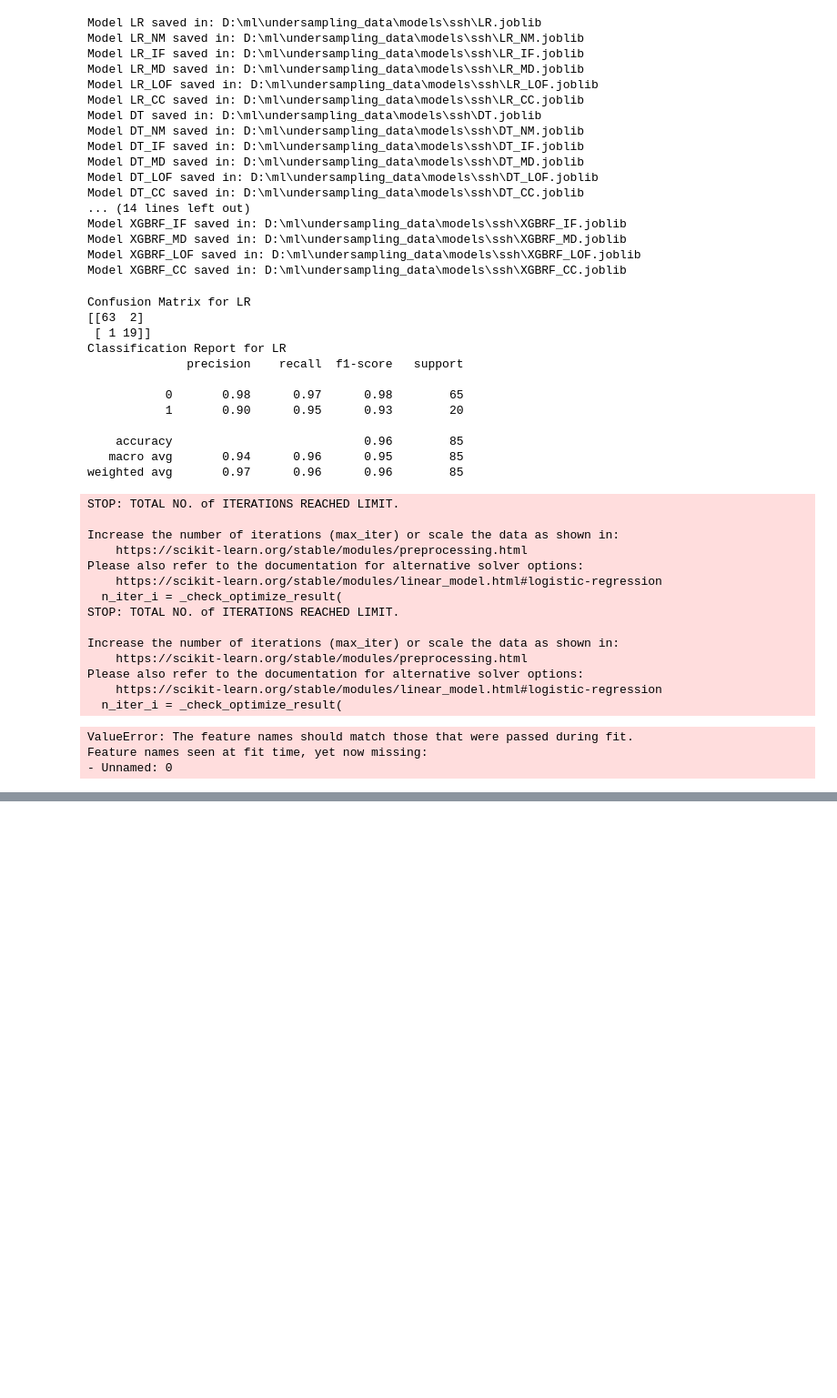
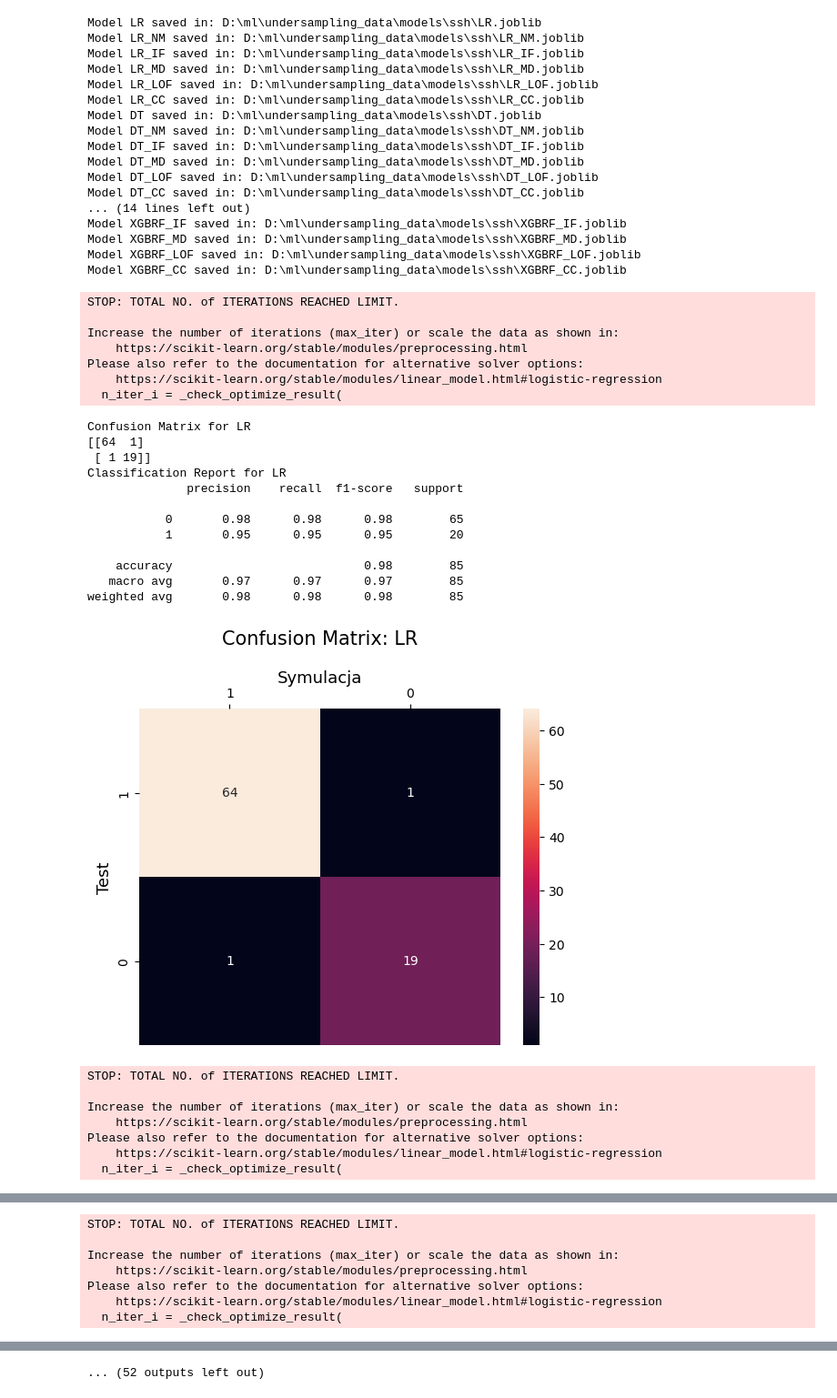
Before and after one commit to BeNNeTTcik/undersampling_data, a Jupyter notebook: notebooks/ssh.ipynb, the cells around one changed output, grey strips where cells are left out. Shown at 91% size. Cells and saved outputs as stored; diff of their text form; code cells hidden in the pictures; blank space fills up the shorter version.

```diff
--- a/notebooks/ssh.ipynb
+++ b/notebooks/ssh.ipynb
@@ -1080,49 +1043,67 @@ Model XGBRF_CC saved in: D:\ml\undersampling_data\models\ssh\XGBRF_CC.joblib
 # %%
+# generate reports + confusion matrix
 for model_key, data_key in zip(models.keys(), training_data.keys()):
     X_train, y_train = training_data[data_key]
         # Load the best model using pickle
     model_filename = f"D:\\ml\\undersampling_data\\models\\ssh\\{model_key}.joblib"
     with open(model_filename, 'rb') as model_file:
         best_model = load(model_file)
 
         best_model.fit(X_train, y_train)
         # Predict using the best model
         y_pred = best_model.predict(X_test)
 
         cm = confusion_matrix(y_test, y_pred)
         print(f"Confusion Matrix for {model_key}")
         print(cm)
 
         cr = classification_report(y_test, y_pred)
         print(f"Classification Report for {model_key}")
         print(cr)
+
+        cf = "D:\\ml\\undersampling_data\\reports\\ssh\\results\\confusion_matrix.txt"
+        with open(cf, "a+") as f:
+            # Zapis wyników do pliku
+            print(f"Confusion Matrix for {model_key}", file=f)
+            print(cm, file=f)
+            print(f"Classification Report for {model_key}", file=f)
+            print(cr, file=f)
+
+        #make a heatmap
+        sns.heatmap(cm, annot=True, xticklabels=["1", "0"], yticklabels=["1", "0"])
+        plt.ylabel("Test", fontsize=13)
+        plt.title(f"Confusion Matrix: {model_key}", fontsize=15, pad=20)
+        plt.gca().xaxis.set_label_position("top")
+        plt.xlabel("Symulacja", fontsize=13)
+        plt.gca().xaxis.tick_top()
+        plt.savefig(f'D:\\ml\\undersampling_data\\reports\\ssh\\results\\figures\\{model_key}.png', bbox_inches="tight", dpi=200)
+        plt.show()
+        plt.close()
 # %% [output]
-Confusion Matrix for LR
-[[63  2]
- [ 1 19]]
-Classification Report for LR
-              precision    recall  f1-score   support
+STOP: TOTAL NO. of ITERATIONS REACHED LIMIT.
 
-           0       0.98      0.97      0.98        65
-           1       0.90      0.95      0.93        20
-
-    accuracy                           0.96        85
-   macro avg       0.94      0.96      0.95        85
-weighted avg       0.97      0.96      0.96        85
+Increase the number of iterations (max_iter) or scale the data as shown in:
+    https://scikit-learn.org/stable/modules/preprocessing.html
+Please also refer to the documentation for alternative solver options:
+    https://scikit-learn.org/stable/modules/linear_model.html#logistic-regression
+  n_iter_i = _check_optimize_result(
-STOP: TOTAL NO. of ITERATIONS REACHED LIMIT.
+Confusion Matrix for LR
+[[64  1]
+ [ 1 19]]
+Classification Report for LR
+              precision    recall  f1-score   support
 
-Increase the number of iterations (max_iter) or scale the data as shown in:
-    https://scikit-learn.org/stable/modules/preprocessing.html
-Please also refer to the documentation for alternative solver options:
-    https://scikit-learn.org/stable/modules/linear_model.html#logistic-regression
-  n_iter_i = _check_optimize_result(
-STOP: TOTAL NO. of ITERATIONS REACHED LIMIT.
+           0       0.98      0.98      0.98        65
+           1       0.95      0.95      0.95        20
 
-Increase the number of iterations (max_iter) or scale the data as shown in:
-    https://scikit-learn.org/stable/modules/preprocessing.html
-Please also refer to the documentation for alternative solver options:
-    https://scikit-learn.org/stable/modules/linear_model.html#logistic-regression
-  n_iter_i = _check_optimize_result(
+    accuracy                           0.98        85
+   macro avg       0.97      0.97      0.97        85
+weighted avg       0.98      0.98      0.98        85
+[figure, added]
-ValueError: The feature names should match those that were passed during fit.
-Feature names seen at fit time, yet now missing:
-- Unnamed: 0
+STOP: TOTAL NO. of ITERATIONS REACHED LIMIT.
+
+Increase the number of iterations (max_iter) or scale the data as shown in:
+    https://scikit-learn.org/stable/modules/preprocessing.html
+Please also refer to the documentation for alternative solver options:
+    https://scikit-learn.org/stable/modules/linear_model.html#logistic-regression
+  n_iter_i = _check_optimize_result(
@@ -1128,0 +1136,7 @@ Feature names seen at fit time, yet now missing:
+STOP: TOTAL NO. of ITERATIONS REACHED LIMIT.
+
+Increase the number of iterations (max_iter) or scale the data as shown in:
+    https://scikit-learn.org/stable/modules/preprocessing.html
+Please also refer to the documentation for alternative solver options:
+    https://scikit-learn.org/stable/modules/linear_model.html#logistic-regression
+  n_iter_i = _check_optimize_result(
@@ -1128,0 +1168 @@ Feature names seen at fit time, yet now missing:
+... (52 outputs left out)
```
Also changed, not shown: parts of 7 cells of this notebook, 37 other files.
